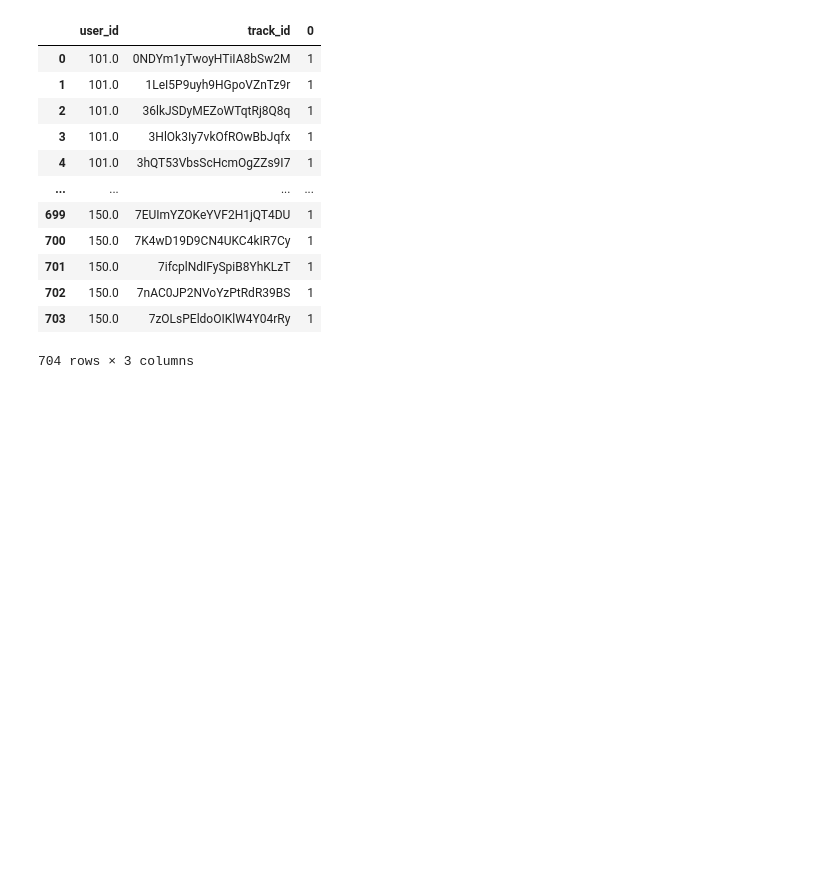
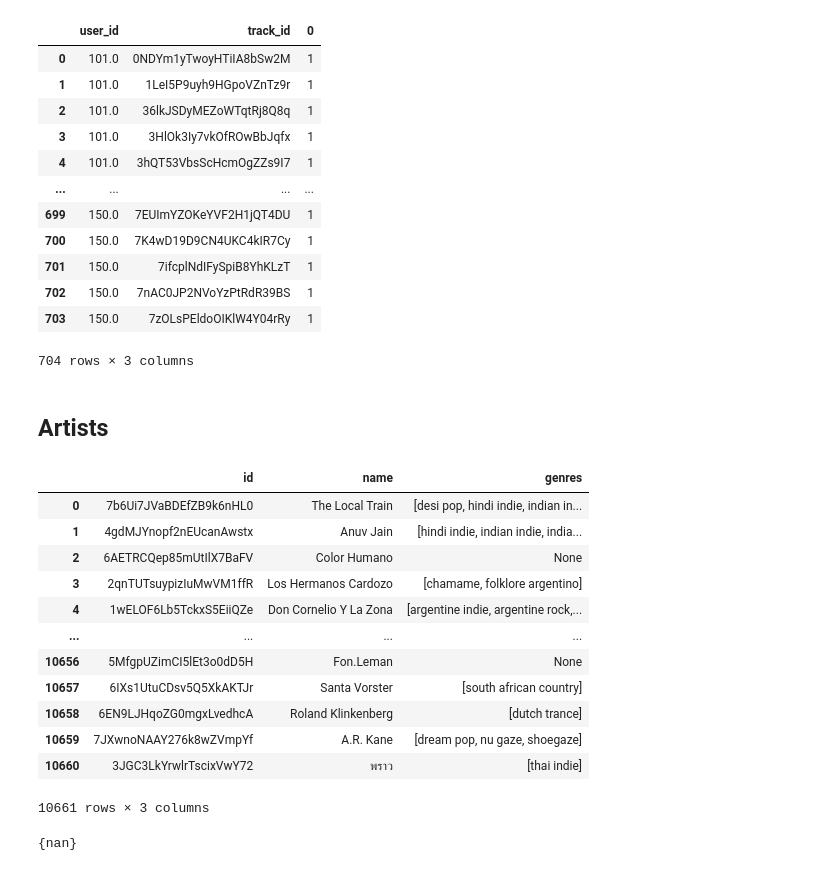
Before and after one commit to dawidkasz/song-skip-predictor, a Jupyter notebook: bronze_analyze.ipynb, the cells around one changed output. Cells and saved outputs as stored; diff of their text form; code cells hidden in the pictures; blank space fills up the shorter version.

Commit message:
analyze genres

```diff
--- a/bronze_analyze.ipynb
+++ b/bronze_analyze.ipynb
@@ -241,3 +248,27 @@ v_cl[v_cl['event_type']=='skip'].groupby(['user_id', 'track_id']).size().reset_i
 | 702 | 150.0 | 7nAC0JP2NVoYzPtRdR39BS | 1 |
 | 703 | 150.0 | 7zOLsPEldoOIKlW4Y04rRy | 1 |
 704 rows × 3 columns
+# %% [markdown]
+## Artists
+# %%
+artists
+# %% [output]
+|  | id | name | genres |
+| 0 | 7b6Ui7JVaBDEfZB9k6nHL0 | The Local Train | [desi pop, hindi indie, indian in... |
+| 1 | 4gdMJYnopf2nEUcanAwstx | Anuv Jain | [hindi indie, indian indie, india... |
+| 2 | 6AETRCQep85mUtIlX7BaFV | Color Humano | None |
+| 3 | 2qnTUTsuypizIuMwVM1ffR | Los Hermanos Cardozo | [chamame, folklore argentino] |
+| 4 | 1wELOF6Lb5TckxS5EiiQZe | Don Cornelio Y La Zona | [argentine indie, argentine rock,... |
+| ... | ... | ... | ... |
+| 10656 | 5MfgpUZimCI5lEt3o0dD5H | Fon.Leman | None |
+| 10657 | 6IXs1UtuCDsv5Q5XkAKTJr | Santa Vorster | [south african country] |
+| 10658 | 6EN9LJHqoZG0mgxLvedhcA | Roland Klinkenberg | [dutch trance] |
+| 10659 | 7JXwnoNAAY276k8wZVmpYf | A.R. Kane | [dream pop, nu gaze, shoegaze] |
+| 10660 | 3JGC3LkYrwlrTscixVwY72 | พราว | [thai indie] |
+10661 rows × 3 columns
+# %%
+a=sessions['user_id'].drop_duplicates()
+b=users['user_id'].drop_duplicates()
+set(a).symmetric_difference(set(b))
+# %% [output]
+{nan}
```
Also changed, not shown: parts of 1 cell of this notebook, 1 other file.
